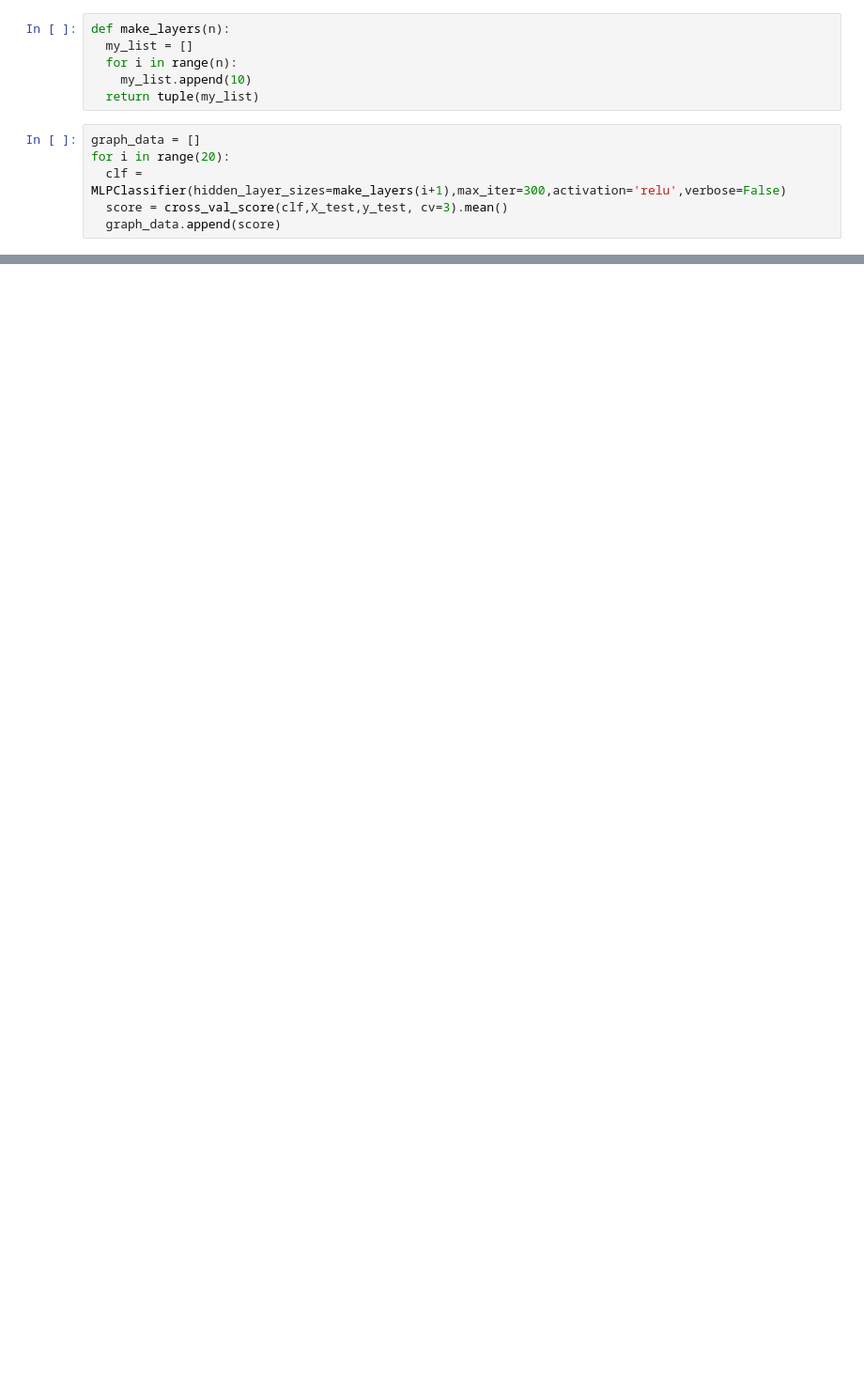
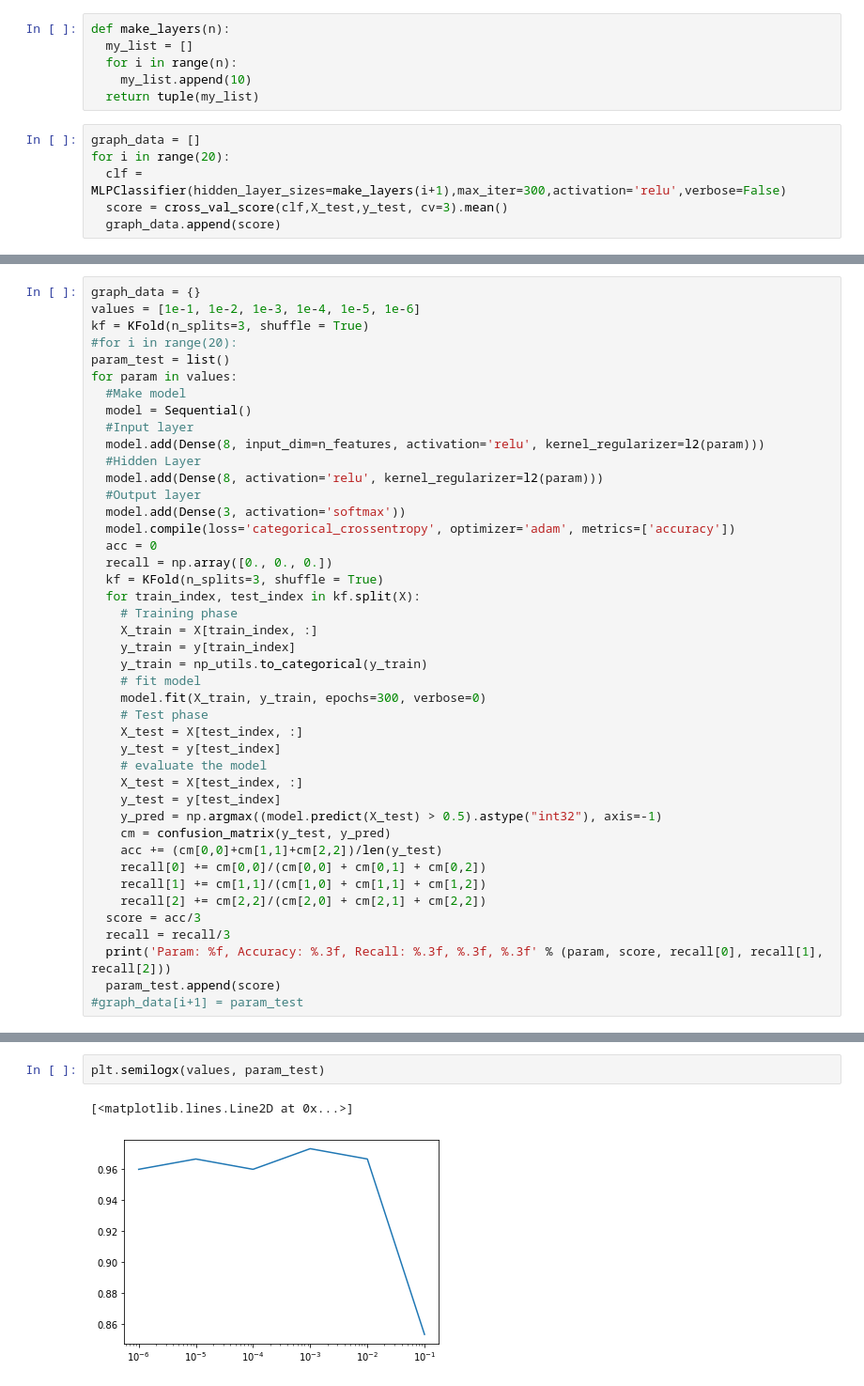
Before and after one commit to LuisRG30/Neural-Networks, a Jupyter notebook: PerceptronModels/Regularization/Weight_Regularization.ipynb, the cells around one changed output, grey strips where cells are left out. Shown at 94% size. Cells and saved outputs as stored; diff of their text form; blank space fills up the shorter version.

```diff
--- a/PerceptronModels/Regularization/Weight_Regularization.ipynb
+++ b/PerceptronModels/Regularization/Weight_Regularization.ipynb
@@ -75,0 +56,43 @@ Param: 0.000001, Accuracy: 0.730
+# %%
+graph_data = {}
+values = [1e-1, 1e-2, 1e-3, 1e-4, 1e-5, 1e-6]
+kf = KFold(n_splits=3, shuffle = True)
+#for i in range(20):
+param_test = list()
+for param in values:
+  #Make model
+  model = Sequential()
+  #Input layer
+  model.add(Dense(8, input_dim=n_features, activation='relu', kernel_regularizer=l2(param)))
+  #Hidden Layer
+  model.add(Dense(8, activation='relu', kernel_regularizer=l2(param)))
+  #Output layer
+  model.add(Dense(3, activation='softmax'))
+  model.compile(loss='categorical_crossentropy', optimizer='adam', metrics=['accuracy'])
+  acc = 0
+  recall = np.array([0., 0., 0.])
+  kf = KFold(n_splits=3, shuffle = True)
+  for train_index, test_index in kf.split(X):
+    # Training phase
+    X_train = X[train_index, :]
+    y_train = y[train_index]
+    y_train = np_utils.to_categorical(y_train)
+    # fit model
+    model.fit(X_train, y_train, epochs=300, verbose=0)
+    # Test phase
+    X_test = X[test_index, :]
+    y_test = y[test_index]
+    # evaluate the model
+    X_test = X[test_index, :]
+    y_test = y[test_index]
+    y_pred = np.argmax((model.predict(X_test) > 0.5).astype("int32"), axis=-1)
+    cm = confusion_matrix(y_test, y_pred)
+    acc += (cm[0,0]+cm[1,1]+cm[2,2])/len(y_test)
+    recall[0] += cm[0,0]/(cm[0,0] + cm[0,1] + cm[0,2])
+    recall[1] += cm[1,1]/(cm[1,0] + cm[1,1] + cm[1,2])
+    recall[2] += cm[2,2]/(cm[2,0] + cm[2,1] + cm[2,2])
+  score = acc/3
+  recall = recall/3
+  print('Param: %f, Accuracy: %.3f, Recall: %.3f, %.3f, %.3f' % (param, score, recall[0], recall[1], recall[2]))
+  param_test.append(score)
+#graph_data[i+1] = param_test
@@ -76,3 +106,8 @@ Param: 0.000001, Accuracy: 0.730
+# %%
+plt.semilogx(values, param_test)
+# %% [output]
+[<matplotlib.lines.Line2D at 0x...>]
+[figure, added]
 # %%
 def get_clf_model(hidden_layers, param):
   model = Sequential()
```
Also changed, not shown: parts of 11 cells of this notebook.
